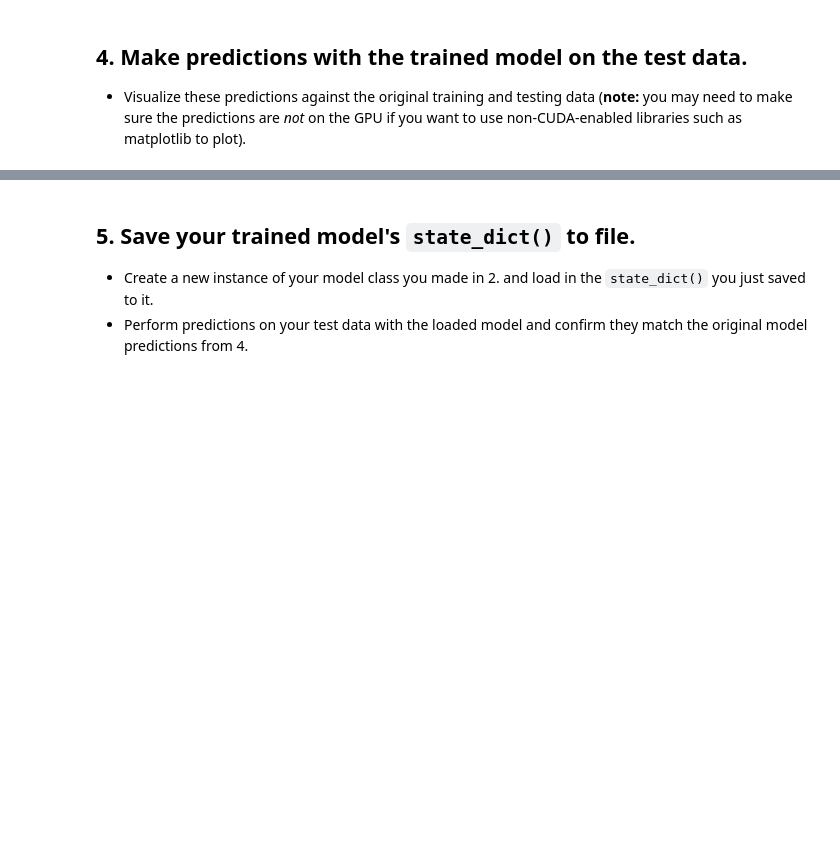
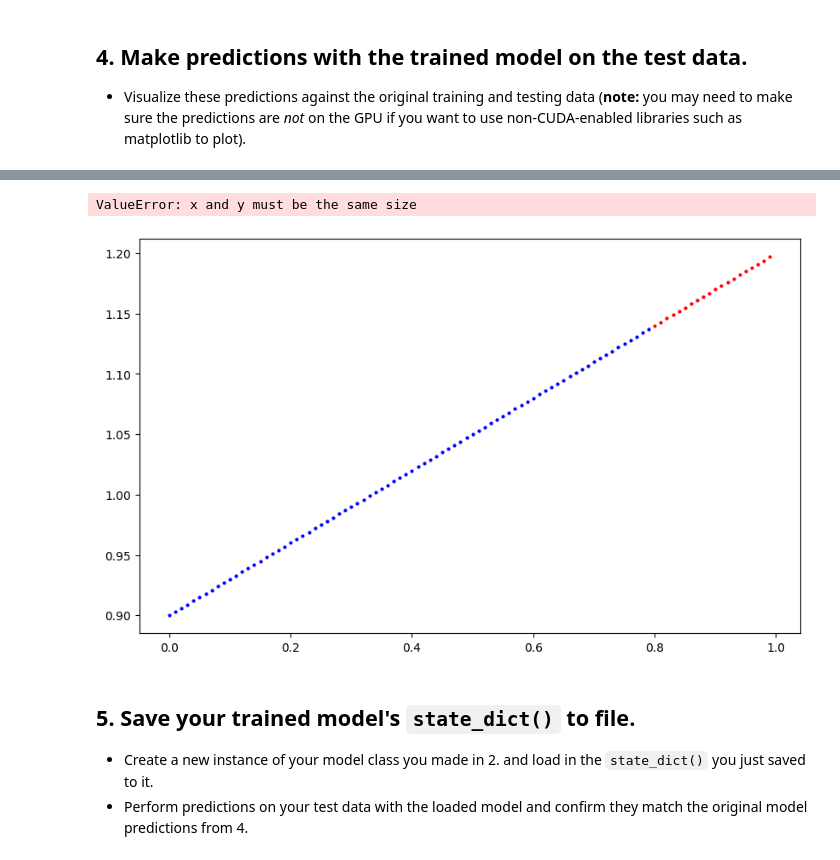
Before and after one commit to IvoZal/pytorch-deep-learning-my-fork, a Jupyter notebook: extras/exercises/01_pytorch_workflow_exercises.ipynb, the cells around one changed output, grey strips where cells are left out. Saved outputs shown, nothing was run; the diff lists cells and outputs as text; code cells hidden in the pictures; blank space fills up the shorter version.

```diff
--- a/extras/exercises/01_pytorch_workflow_exercises.ipynb
+++ b/extras/exercises/01_pytorch_workflow_exercises.ipynb
@@ -44,7 +44,7 @@ weight=0.3
 bias=0.9
 
 # Make X and y using linear regression feature
-X = torch.arange(0, 1, 0.01)
+X = torch.arange(0, 1, 0.01).unsqueeze(dim=1)
 y = X * weight + bias
 
 print(f"Number of X samples: {len(X)}")
@@ -120,7 +130,7 @@ class LinearRegressionModel(nn.Module):
     self.bias = nn.Parameter(torch.rand(1, dtype=torch.float), requires_grad=True)
 
   def forward(self, x) -> torch.Tensor:
-    return X * self.weights + self.bias
+    return x * self.weights + self.bias
 # %%
 # Instantiate the model and put it to the target device
 model = LinearRegressionModel()
@@ -144,10 +154,10 @@ optim = torch.optim.SGD(params=model.parameters(), lr=0.01)
 epochs = 300
 
 # Send data to target device
-X_train.to(device)
-y_train.to(device)
-X_test.to(device)
-y_test.to(device)
+X_train_d = X_train.to(device)
+y_train_d = y_train.to(device)
+X_test_d = X_test.to(device)
+y_test_d = y_test.to(device)
 
 for epoch in range(epochs):
   ### Training
@@ -156,16 +166,16 @@ for epoch in range(epochs):
   model.train()
 
   # 1. Forward pass
-  y_train = model(X_train)
+  y_pred = model(X_train_d)
 
   # 2. Calculate loss
-  loss = loss_fn()
+  loss = loss_fn(y_pred, y_train_d)
 
   # 3. Zero gradients
-
+  optim.zero_grad()
 
   # 4. Backpropagation
-
+  loss.backward()
 
   # 5. Step the optimizer
   optim.step()
@@ -174,10 +184,14 @@ for epoch in range(epochs):
   if epoch % 20 == 0:
 
     # Put model in evaluation mode and setup inference context
+    model.eval()
 
+    with torch.inference_mode():
       # 1. Forward pass
+      test_pred = model(X_test_d)
 
       # 2. Calculate test loss
+      test_loss = loss_fn(test_pred, y_test_d)
 
       # Print out what's happening
       print(f"Epoch: {epoch} | Train loss: {loss:.3f} | Test loss: {test_loss:.3f}")
@@ -191,5 +243,11 @@ TypeError: unsupported format string passed to L1Loss.__format__
 # %%
 # Plot the predictions (these may need to be on a specific device)
+y_p = y_pred.cpu().detach()
+
+plot_train_test_data(X_train, y_train, X_test, y_test, predictions=y_p)
+# %% [output]
+ValueError: x and y must be the same size
+[figure, added]
 # %% [markdown]
 ## 5. Save your trained model's `state_dict()` to file.
   * Create a new instance of your model class you made in 2. and load in the `state_dict()` you just saved to it.
```
Also changed, not shown: parts of 3 cells of this notebook.
